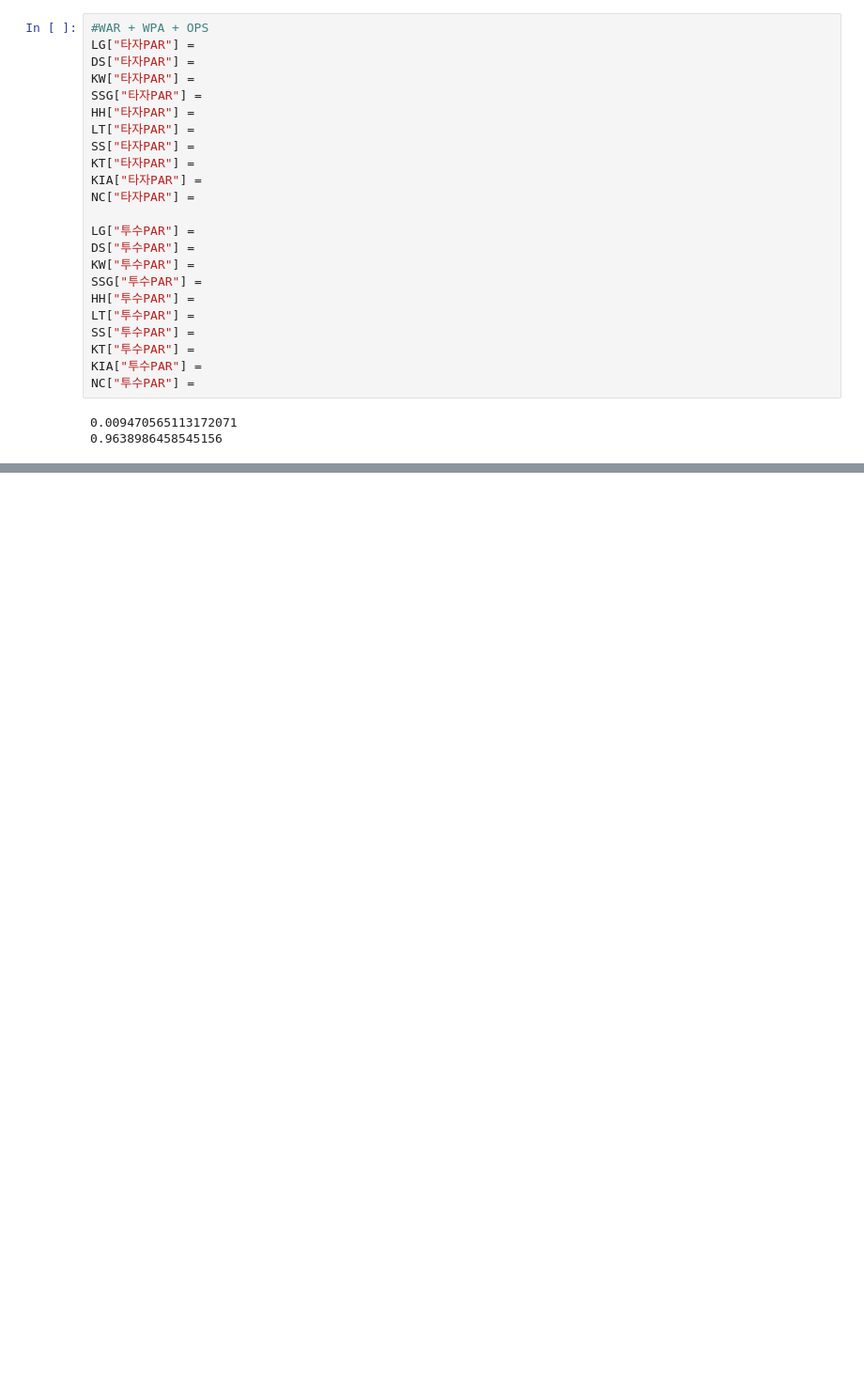
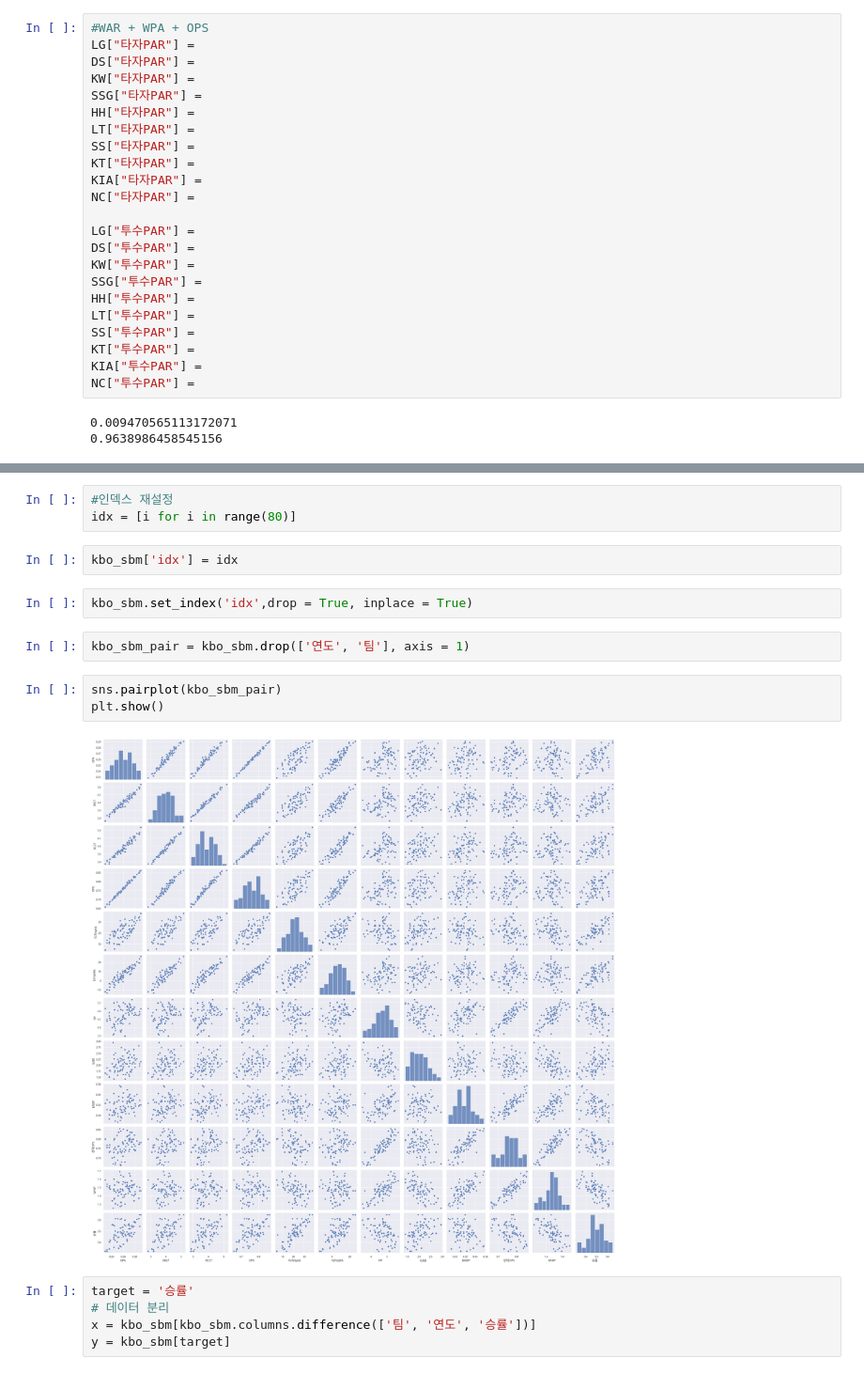
Before and after one commit to won4513/baseball, a Jupyter notebook: kbo/kbo.ipynb, the cells around one changed output, grey strips where cells are left out. Shown at 94% size. Saved outputs shown, nothing was run; the diff lists cells and outputs as text; blank space fills up the shorter version.

```diff
--- a/kbo/kbo.ipynb
+++ b/kbo/kbo.ipynb
@@ -600,0 +821,19 @@ NC["투수PAR"] =
+# %%
+#인덱스 재설정
+idx = [i for i in range(80)]
+# %%
+kbo_sbm['idx'] = idx
+# %%
+kbo_sbm.set_index('idx',drop = True, inplace = True)
+# %%
+kbo_sbm_pair = kbo_sbm.drop(['연도', '팀'], axis = 1)
+# %%
+sns.pairplot(kbo_sbm_pair)
+plt.show()
+# %% [output]
+[figure, added]
+# %%
+target = '승률'
+# 데이터 분리
+x = kbo_sbm[kbo_sbm.columns.difference(['팀', '연도', '승률'])]
+y = kbo_sbm[target]
```
Also changed, not shown: parts of 44 cells of this notebook, 3 other files.
